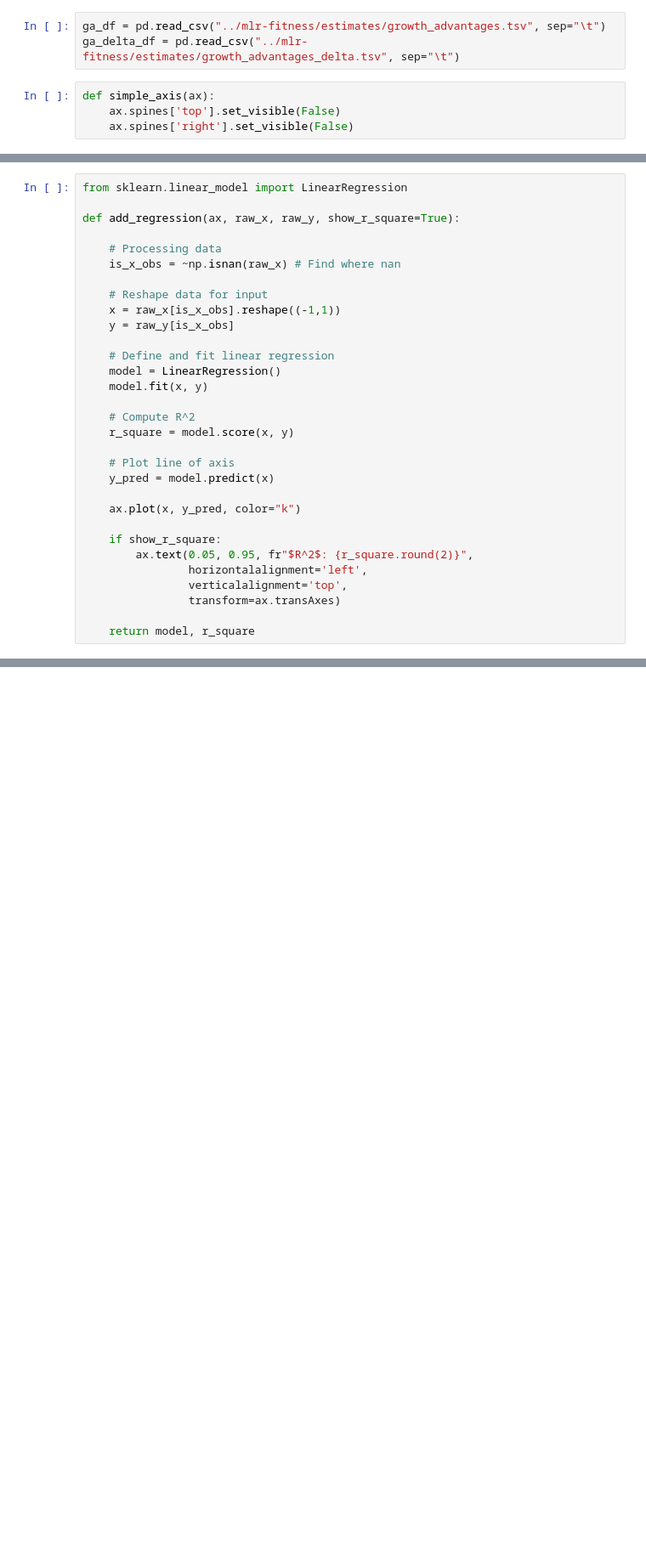
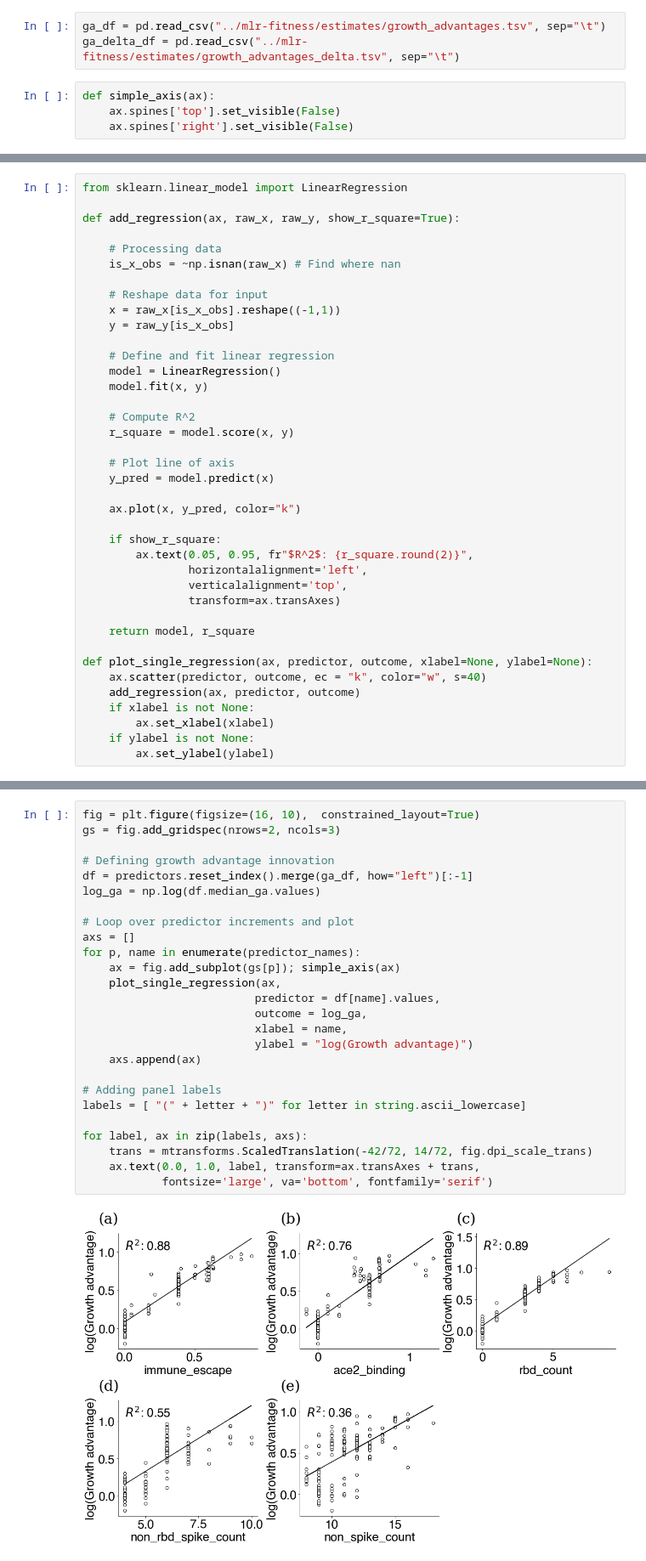
Before and after one commit to blab/ncov-escape, a Jupyter notebook: escape-mlr-comparison/figure-growth-advantage-escape-score-regression-analysis.ipynb, the cells around one changed output, grey strips where cells are left out. Shown: that part at 85% size. Cells and saved outputs as stored; diff of their text form; blank space fills up the shorter version.

Commit message:
Updating correlations and figures

```diff
--- a/escape-mlr-comparison/figure-growth-advantage-escape-score-regression-analysis.ipynb
+++ b/escape-mlr-comparison/figure-growth-advantage-escape-score-regression-analysis.ipynb
@@ -124,3 +111,11 @@ def add_regression(ax, raw_x, raw_y, show_r_square=True):
                 transform=ax.transAxes)
 
     return model, r_square
+
+def plot_single_regression(ax, predictor, outcome, xlabel=None, ylabel=None):
+    ax.scatter(predictor, outcome, ec = "k", color="w", s=40)
+    add_regression(ax, predictor, outcome)
+    if xlabel is not None:
+        ax.set_xlabel(xlabel)
+    if ylabel is not None:
+        ax.set_ylabel(ylabel)
@@ -218 +122,29 @@ for label, ax in zip(labels, axs):
+# %%
+fig = plt.figure(figsize=(16, 10),  constrained_layout=True)
+gs = fig.add_gridspec(nrows=2, ncols=3)
+
+# Defining growth advantage innovation
+df = predictors.reset_index().merge(ga_df, how="left")[:-1]
+log_ga = np.log(df.median_ga.values)
+
+# Loop over predictor increments and plot
+axs = []
+for p, name in enumerate(predictor_names):
+    ax = fig.add_subplot(gs[p]); simple_axis(ax)
+    plot_single_regression(ax,
+                          predictor = df[name].values,
+                          outcome = log_ga,
+                          xlabel = name,
+                          ylabel = "log(Growth advantage)")
+    axs.append(ax)
+
+# Adding panel labels
+labels = [ "(" + letter + ")" for letter in string.ascii_lowercase]
+
+for label, ax in zip(labels, axs):
+    trans = mtransforms.ScaledTranslation(-42/72, 14/72, fig.dpi_scale_trans)
+    ax.text(0.0, 1.0, label, transform=ax.transAxes + trans,
+            fontsize='large', va='bottom', fontfamily='serif')
+# %% [output]
+[figure, added]
 # %%
```
Also changed, not shown: parts of 15 cells of this notebook, 5 other files.
